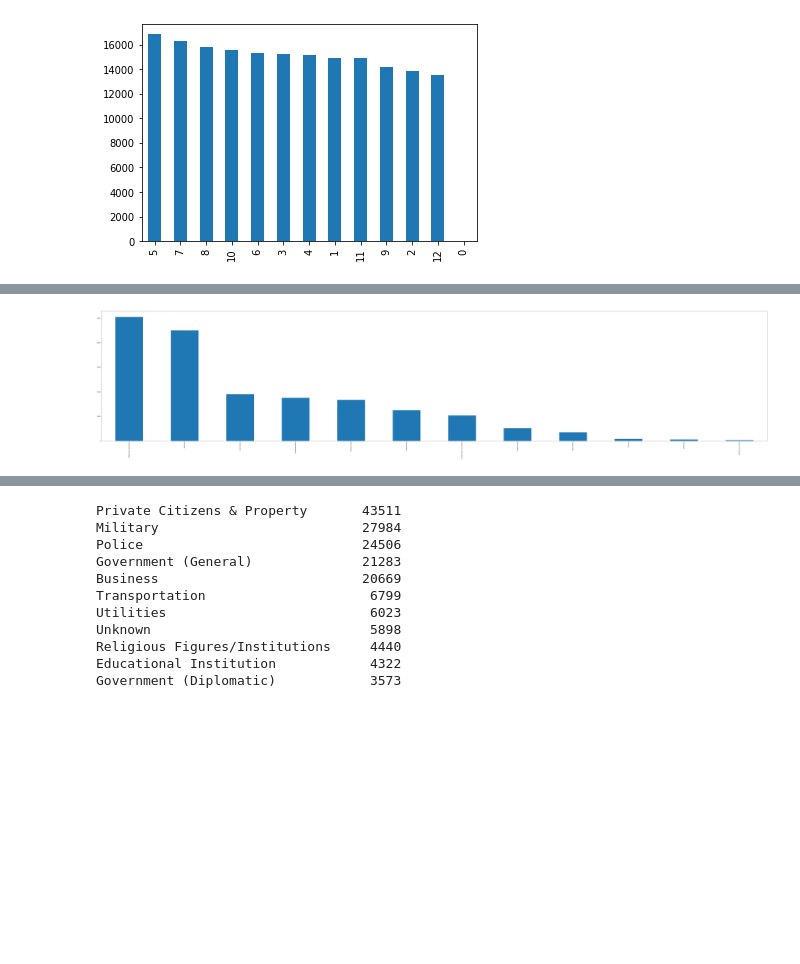
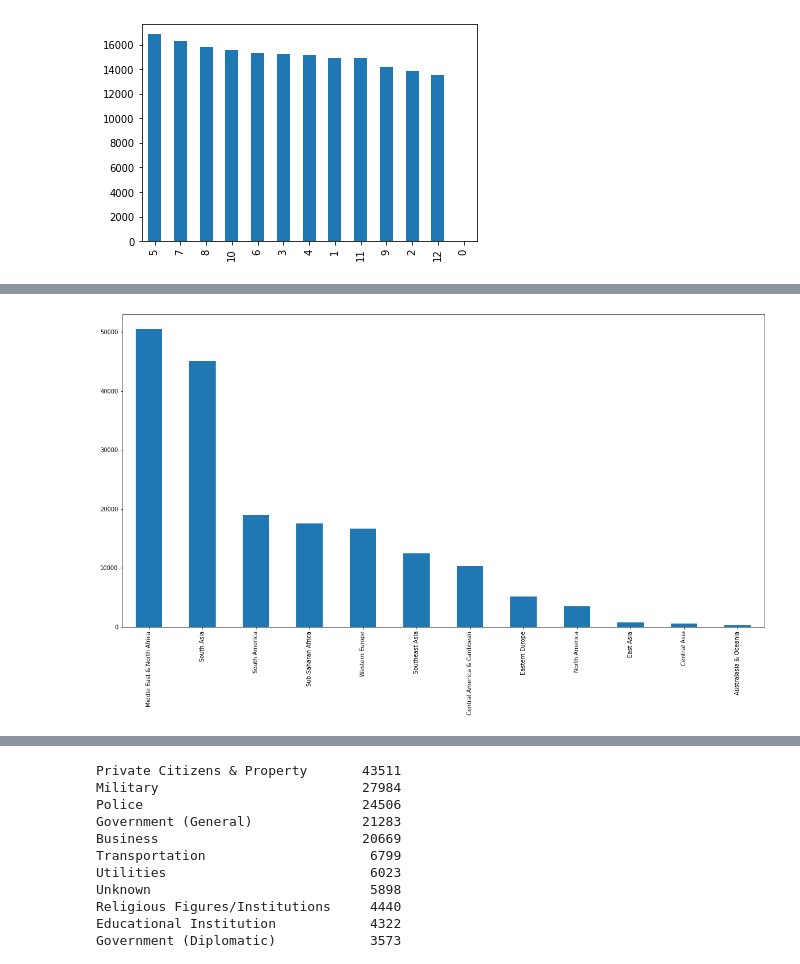
Before and after one commit to surajpandey11/Team-5--Capstone, a Jupyter notebook: Suraj_Pandey_Team_5_Capstone_Project.ipynb, the cells around one changed output, grey strips where cells are left out. Cells and saved outputs as stored; diff of their text form; code cells hidden in the pictures; blank space fills up the shorter version.

```diff
--- a/Suraj_Pandey_Team_5_Capstone_Project.ipynb
+++ b/Suraj_Pandey_Team_5_Capstone_Project.ipynb
@@ -77,4 +68,4 @@ Name: country_txt, Length: 205, dtype: int64
 # %%
 b.head(100).plot(kind='bar')
-plt.rcParams['figure.figsize'] = (100, 20)
+plt.rcParams['figure.figsize'] = (30, 20)
 # %% [output]
@@ -84,8 +90,8 @@ d=terror_df['region_txt'].value_counts()
 # %%
 d.plot(kind='bar')
-plt.rcParams['figure.figsize'] = (20, 10)
+plt.rcParams['figure.figsize'] = (10, 10)
 # %% [output]
-[figure, old version]
+[figure, new version]
 # %%
 e=terror_df['city'].value_counts()
 e
```
Also changed, not shown: parts of 28 cells of this notebook.
